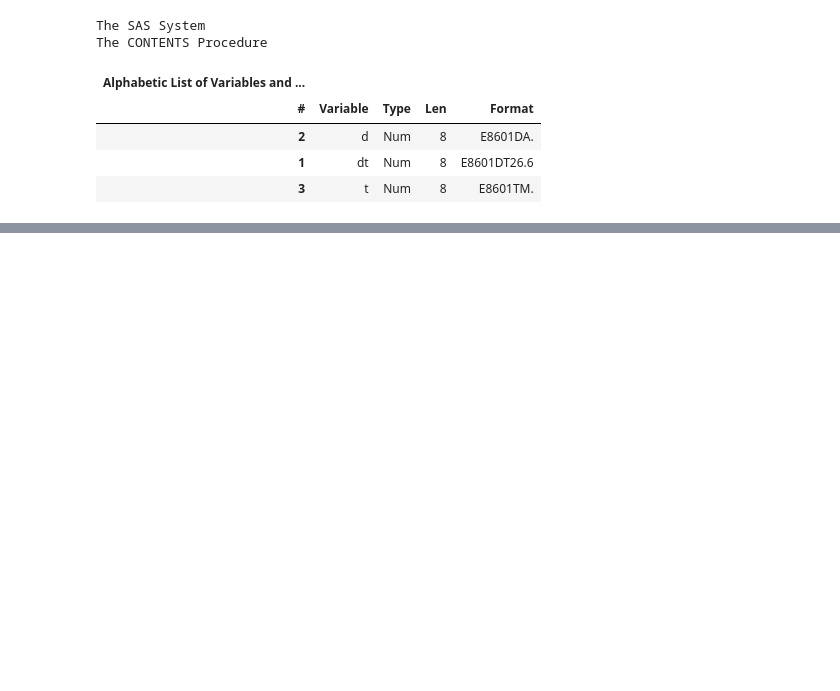
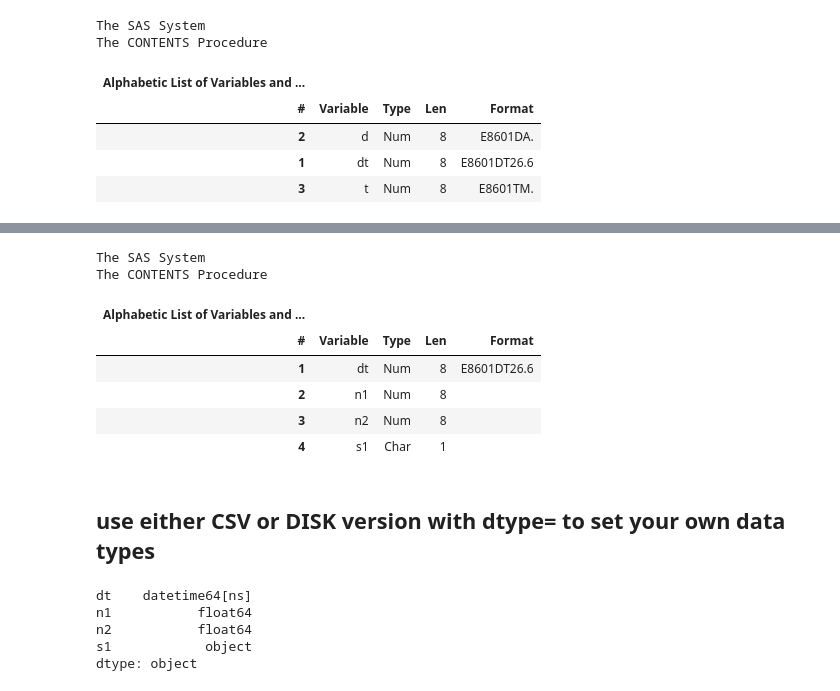
Before and after one commit to sassoftware/saspy-examples, a Jupyter notebook: Issue_examples/Issue279.ipynb, the cells around one changed output, grey strips where cells are left out. Saved outputs shown, nothing was run; the diff lists cells and outputs as text; code cells hidden in the pictures; blank space fills up the shorter version.

Commit message:
update notebook w/ dtype= example

```diff
--- a/Issue_examples/Issue279.ipynb
+++ b/Issue_examples/Issue279.ipynb
@@ -353,0 +393,23 @@ The CONTENTS Procedure
+# %%
+sd.columnInfo()
+# %% [output]
+The SAS System
+The CONTENTS Procedure
+| Alphabetic List of Variables and ... |  |  |  |  |
+| # | Variable | Type | Len | Format |
+| 1 | dt | Num | 8 | E8601DT26.6 |
+| 2 | n1 | Num | 8 |  |
+| 3 | n2 | Num | 8 |  |
+| 4 | s1 | Char | 1 |  |
+# %% [markdown]
+## use either CSV or DISK version with dtype= to set your own data types
+# %%
+# first see what the default types are
+dfd= sd.to_df_DISK()
+dfd.dtypes
+# %% [output]
+dt    datetime64[ns]
+n1           float64
+n2           float64
+s1            object
+dtype: object
```
Also changed, not shown: parts of 24 cells of this notebook.
